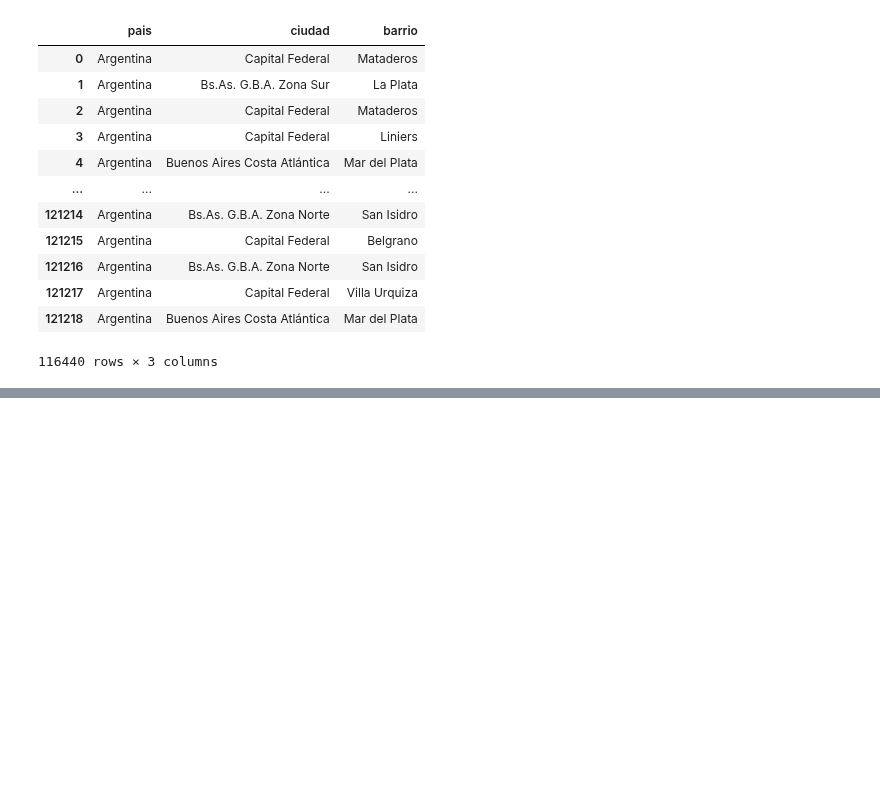
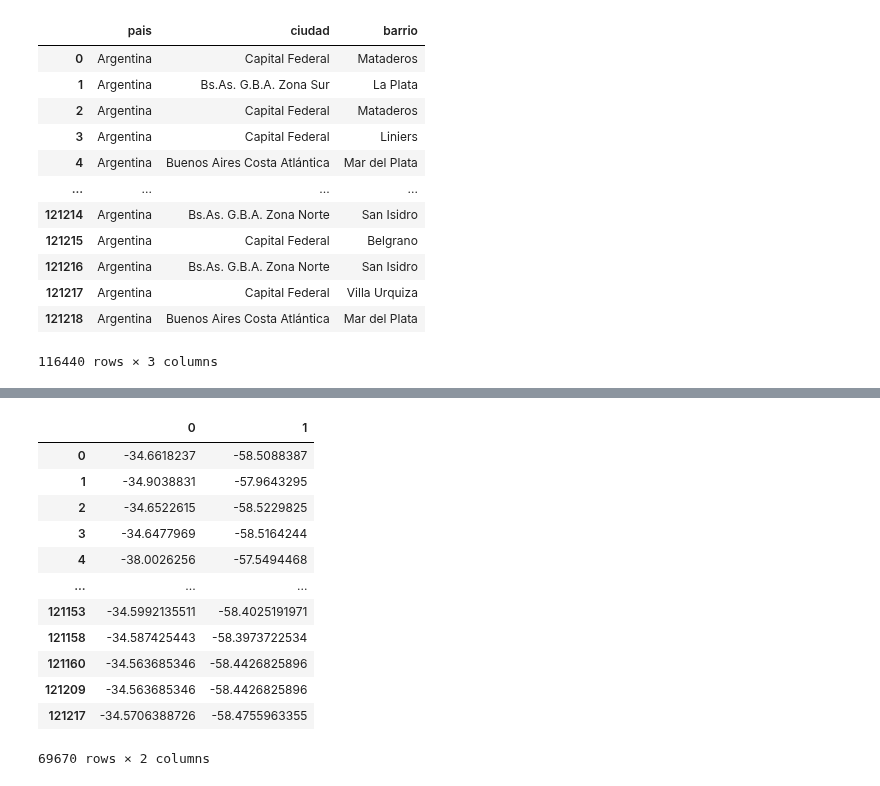
Before and after one commit to Facundo-Peloso/DH-TP-1---Grupo-10, a Jupyter notebook: Rodrigo-Borrador.ipynb, the cells around one changed output, grey strips where cells are left out. Saved outputs shown, nothing was run; the diff lists cells and outputs as text; code cells hidden in the pictures; blank space fills up the shorter version.

```diff
--- a/Rodrigo-Borrador.ipynb
+++ b/Rodrigo-Borrador.ipynb
@@ -330,3 +330,5 @@ ubicacion_limpia_T # Sacamos los valores nulos de barrio
 116440 rows × 3 columns
 # %%
 ubicacion_limpia_T.to_csv('ubicacion_limpia_total.csv') # Creamos el nuevo archivo con las columnas limpias
+# %%
+lat_lon_1 = datos_crudos.iloc[:, 8] # Selecciono segunda columna place_with_parent_names
@@ -332,0 +339,4 @@ ubicacion_limpia_T.to_csv('ubicacion_limpia_total.csv') # Creamos el nuevo archi
+# %%
+lat_lon_2 = lat_lon_1.dropna()
+
+lat_lon_2
@@ -332,0 +356,18 @@ ubicacion_limpia_T.to_csv('ubicacion_limpia_total.csv') # Creamos el nuevo archi
+# %%
+lat_lon = lat_lon_2.str.split(',', expand=True) # Separo en varias columnas
+
+lat_lon
+# %% [output]
+|  | 0 | 1 |
+| 0 | -34.6618237 | -58.5088387 |
+| 1 | -34.9038831 | -57.9643295 |
+| 2 | -34.6522615 | -58.5229825 |
+| 3 | -34.6477969 | -58.5164244 |
+| 4 | -38.0026256 | -57.5494468 |
+| ... | ... | ... |
+| 121153 | -34.5992135511 | -58.4025191971 |
+| 121158 | -34.587425443 | -58.3973722534 |
+| 121160 | -34.563685346 | -58.4426825896 |
+| 121209 | -34.563685346 | -58.4426825896 |
+| 121217 | -34.5706388726 | -58.4755963355 |
+69670 rows × 2 columns
```
Also changed, not shown: parts of 8 cells of this notebook.
